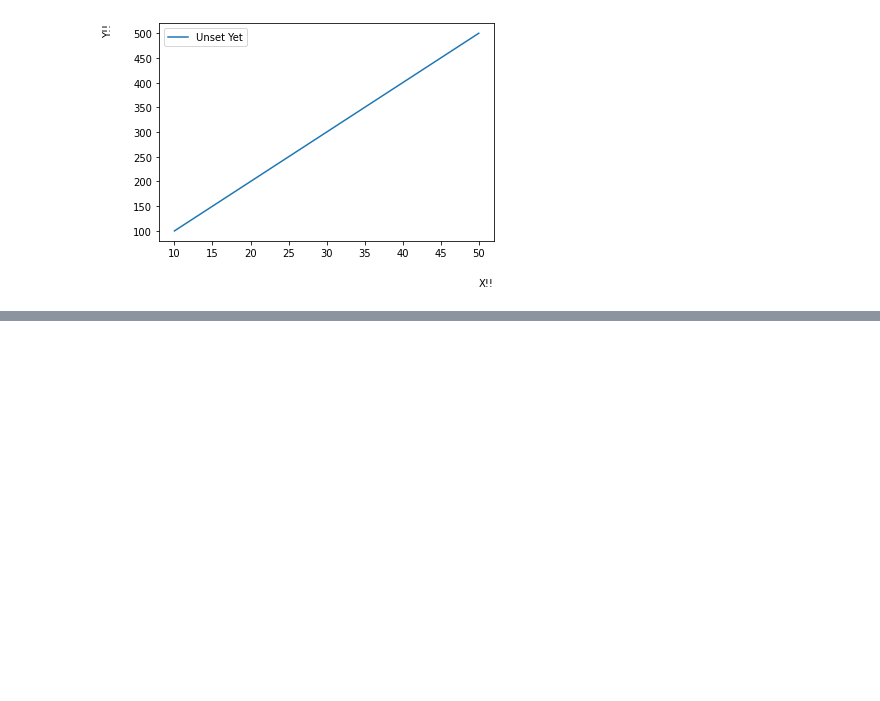
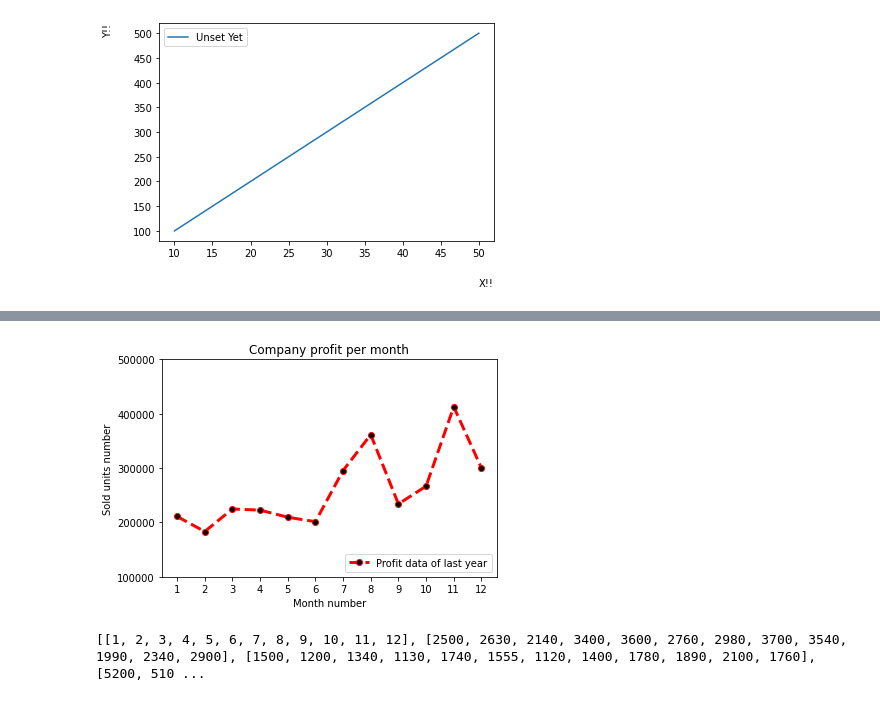
Before and after one commit to JeongYujae/Auto-stock-trading, a Jupyter notebook: graph-study.ipynb, the cells around one changed output, grey strips where cells are left out. Cells and saved outputs as stored; diff of their text form; code cells hidden in the pictures; blank space fills up the shorter version.

```diff
--- a/graph-study.ipynb
+++ b/graph-study.ipynb
@@ -168,0 +46,34 @@ NameError: name 'dt' is not defined
+# %%
+import pandas as pd
+import matplotlib.pyplot as plt
+
+data=pd.read_csv("D:\company_sales_data.csv")
+profit=data ['total_profit'].tolist()
+month=data ['month_number'].tolist()
+plt.plot(month,profit,label='Profit data of last year', color='r',marker='o',markerfacecolor='k',linestyle='--',linewidth=3)
+#(가로,세로,legend 이름, 컬러, 라인 컬러: 빨간, marker 형태:o, 마커색=k색, 라인 스타일, -하고 - 사이의 폭
+plt.xlabel('Month number')
+plt.ylabel('Sold units number')
+plt.xticks(month)
+plt.title('Company profit per month')
+plt.yticks([100000,200000,300000,400000,500000])
+plt.legend(loc='lower right')
+plt.show()
+# %% [output]
+[figure, added]
+# %%
+import pandas as pd
+import matplotlib.pyplot as plt
+
+data=pd.read_csv("D:\company_sales_data.csv") #데이터를 for문으로 입력받아 각각으로 바인딩 해보기 but 실패 -> 질문하기
+data_df=pd.DataFrame(data)
+
+# face_cream=data['facecream'].tolist()
+# face_wash=data['facewash'].tolist()
+list=[]
+for x in data_df:
+    list.append(data[x].tolist())
+data.head()
+print(list)
+# %% [output]
+[[1, 2, 3, 4, 5, 6, 7, 8, 9, 10, 11, 12], [2500, 2630, 2140, 3400, 3600, 2760, 2980, 3700, 3540, 1990, 2340, 2900], [1500, 1200, 1340, 1130, 1740, 1555, 1120, 1400, 1780, 1890, 2100, 1760], [5200, 510 ...
```
Also changed, not shown: parts of 23 cells of this notebook, 27 other files.
